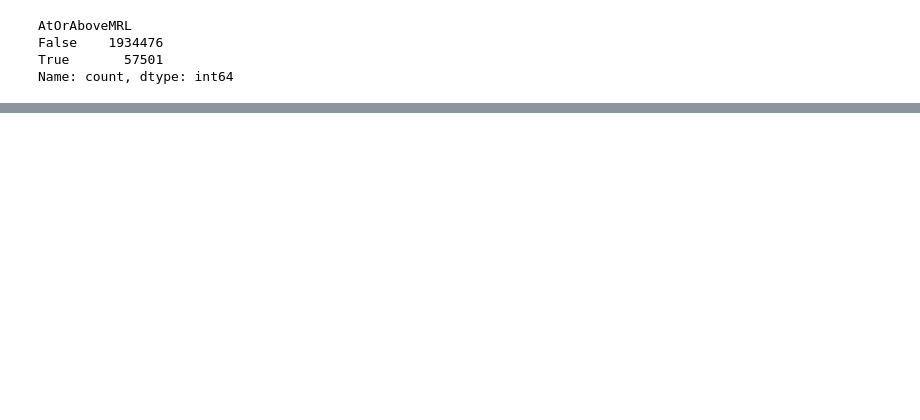
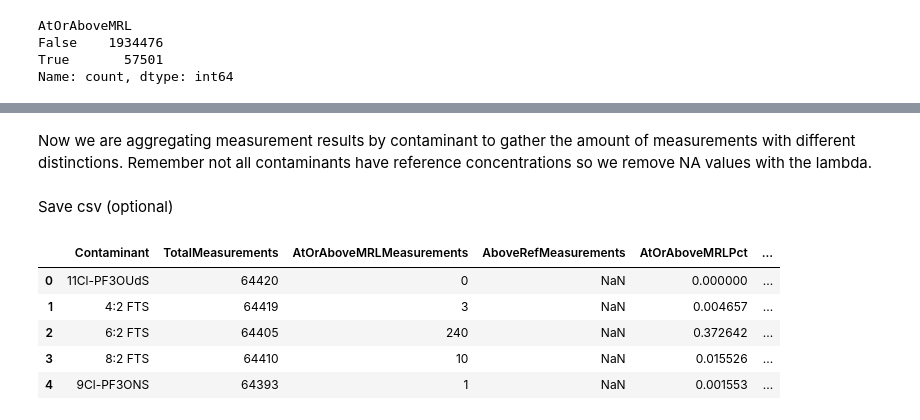
Before and after one commit to maxlentzumsi/siads521-dashboard, a Jupyter notebook: prepare_data.ipynb, the cells around one changed output, grey strips where cells are left out. Drawn from its saved outputs; the diff is of its cells as text; code cells hidden in the pictures; blank space fills up the shorter version.

```diff
--- a/prepare_data.ipynb
+++ b/prepare_data.ipynb
@@ -78,6 +119,6 @@ comparison_cutoffs = {
     "PFHxA": 3.5
 }
 
-df_states["RefComparisonCutoff"] = df_states["Contaminant"].map(
+df["RefComparisonCutoff"] = df["Contaminant"].map(
     comparison_cutoffs
 )
@@ -84,13 +127,8 @@ df_states["RefComparisonCutoff"] = df_states["Contaminant"].map(
 # %%
-df_states["AboveRef"] = pd.Series(
-    pd.NA,
-    index=df_states.index,
-    dtype="boolean"
-)
+df["AboveRef"] = pd.NA
 
-has_reference = df_states["RefConc"].notna()
-
-df_states.loc[has_reference, "AboveRef"] = (
-    df_states.loc[has_reference, "AnalyticalResultValue"]
-    > df_states.loc[has_reference, "RefComparisonCutoff"]
-)
+for index, row in df.iterrows():
+    if pd.notna(row["RefComparisonCutoff"]):
+        df.loc[index, "AboveRef"] = (
+            row["AnalyticalResultValue"] > row["RefComparisonCutoff"]
+        )
@@ -157,14 +202,15 @@ measurement_data = df.loc[
+# %%
+measurement_data = df.copy()
+# %% [markdown]
+Now we are aggregating measurement results by contaminant to gather the amount of measurements with different distinctions. Remember not all contaminants have reference concentrations so we remove NA values with the lambda.
 # %%
-measurement_data["AtOrAboveMRL"] = (
-    measurement_data["AnalyticalResultsSign"].eq("=")
-)
-
 contaminant_summary = (
     measurement_data
     .groupby("Contaminant")
     .agg(
         TotalMeasurements=("AtOrAboveMRL", "size"),
-        AtOrAboveMRLMeasurements=("AtOrAboveMRL", "sum")
+        AtOrAboveMRLMeasurements=("AtOrAboveMRL", "sum"),
+        AboveRefMeasurements=("AboveRef", lambda x: x.sum(min_count=1))
     )
     .reset_index()
 )
@@ -173,4 +219,16 @@ contaminant_summary["AtOrAboveMRLPct"] = (
     contaminant_summary["AtOrAboveMRLMeasurements"]
     / contaminant_summary["TotalMeasurements"] * 100
 )
+
+contaminant_summary["BelowMRLMeasurements"] = (
+    contaminant_summary["TotalMeasurements"] -
+    contaminant_summary["AtOrAboveMRLMeasurements"]
+)
+
+contaminant_summary["MRLOnlyMeasurements"] = (
+    contaminant_summary["AtOrAboveMRLMeasurements"]
+    - contaminant_summary["AboveRefMeasurements"]
+)
+# %% [markdown]
+Save csv (optional)
 # %%
@@ -180,0 +238,9 @@ contaminant_summary.to_csv(
+# %%
+contaminant_summary.head()
+# %% [output]
+|  | Contaminant | TotalMeasurements | AtOrAboveMRLMeasurements | AboveRefMeasurements | AtOrAboveMRLPct | ... |
+| 0 | 11Cl-PF3OUdS | 64420 | 0 | NaN | 0.000000 | ... |
+| 1 | 4:2 FTS | 64419 | 3 | NaN | 0.004657 | ... |
+| 2 | 6:2 FTS | 64405 | 240 | NaN | 0.372642 | ... |
+| 3 | 8:2 FTS | 64410 | 10 | NaN | 0.015526 | ... |
+| 4 | 9Cl-PF3ONS | 64393 | 1 | NaN | 0.001553 | ... |
```
Also changed, not shown: parts of 40 cells of this notebook.
